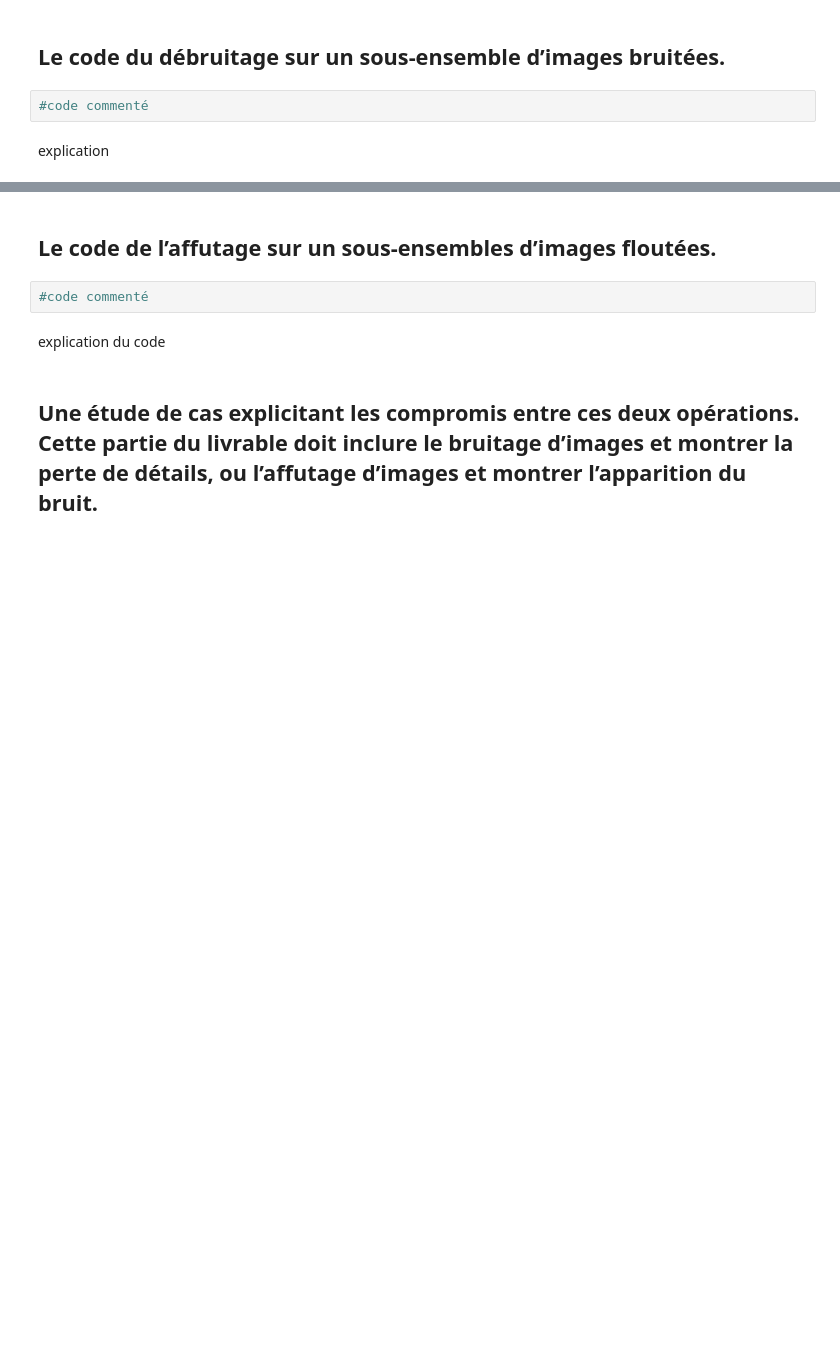
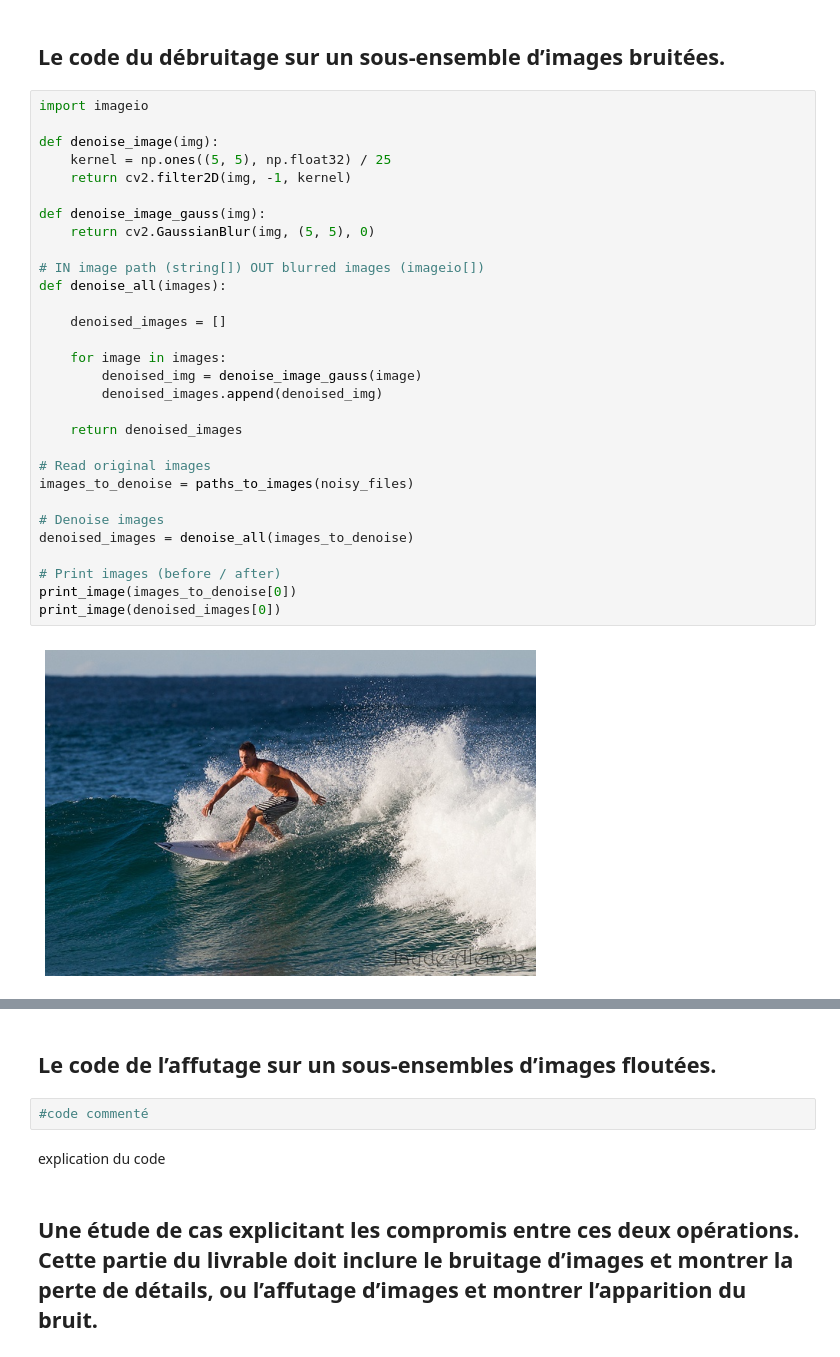
Before and after one commit to MazurierPierre/Projet-Data-Science, a Jupyter notebook: Livrable 1.ipynb, the cells around one changed output, grey strips where cells are left out. Cells and saved outputs as stored; diff of their text form; blank space fills up the shorter version.

Commit message:
Added denoise functions

```diff
--- a/Livrable 1.ipynb
+++ b/Livrable 1.ipynb
@@ -25,6 +57,34 @@ warnings.filterwarnings(action="ignore", message="^internal gelsd")
 # %% [markdown]
 ## Le code du débruitage sur un sous-ensemble d’images bruitées.
-# %%
-#code commenté
-# %% [markdown]
-explication
+# %%
+import imageio
+
+def denoise_image(img):
+    kernel = np.ones((5, 5), np.float32) / 25
+    return cv2.filter2D(img, -1, kernel)
+
+def denoise_image_gauss(img):
+    return cv2.GaussianBlur(img, (5, 5), 0)
+
+# IN image path (string[]) OUT blurred images (imageio[])
+def denoise_all(images):
+
+    denoised_images = []
+
+    for image in images:
+        denoised_img = denoise_image_gauss(image)
+        denoised_images.append(denoised_img)
+
+    return denoised_images
+
+# Read original images
+images_to_denoise = paths_to_images(noisy_files)
+
+# Denoise images
+denoised_images = denoise_all(images_to_denoise)
+
+# Print images (before / after)
+print_image(images_to_denoise[0])
+print_image(denoised_images[0])
+# %% [output]
+[figure, added]
```
Also changed, not shown: parts of 2 cells of this notebook.
